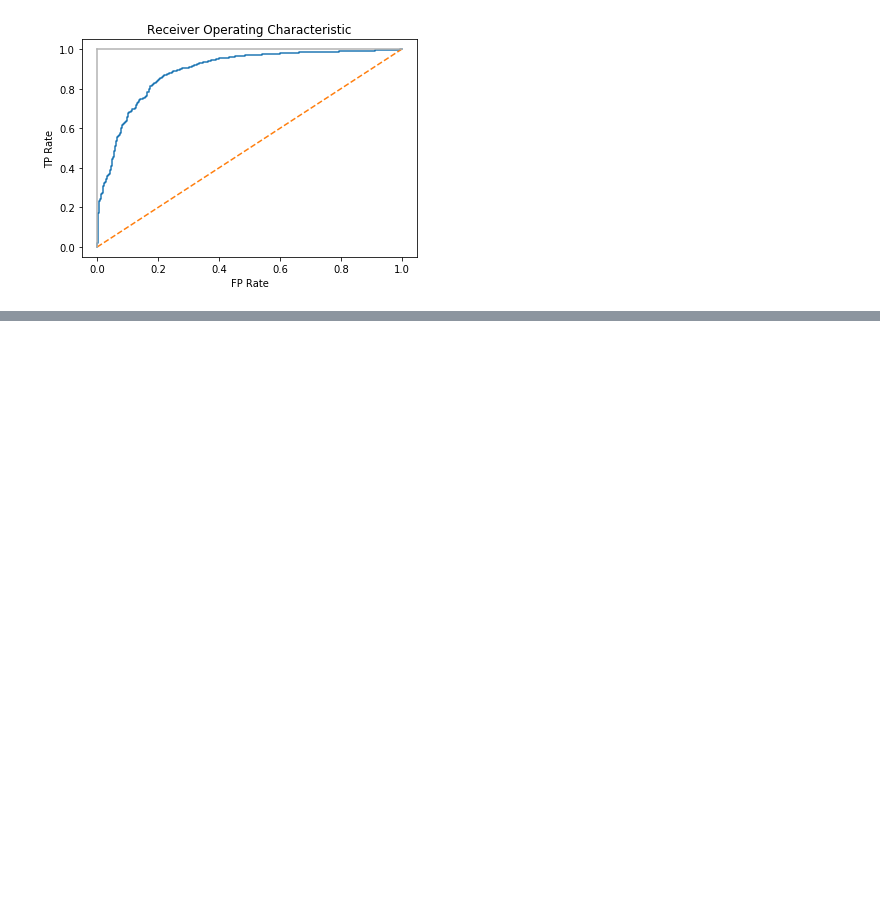
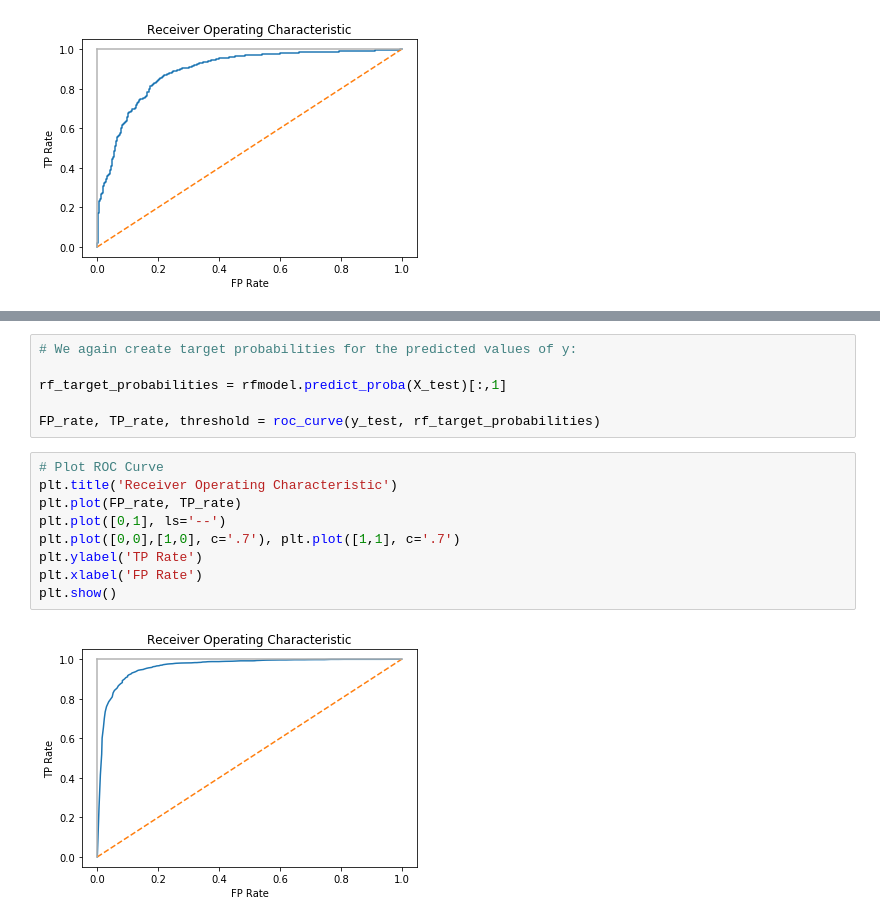
Before and after one commit to david-olivero/Loans-In-Colorado, a Jupyter notebook: LIC_Baseline_Classifier.ipynb, the cells around one changed output, grey strips where cells are left out. Saved outputs shown, nothing was run; the diff lists cells and outputs as text; blank space fills up the shorter version.

```diff
--- a/LIC_Baseline_Classifier.ipynb
+++ b/LIC_Baseline_Classifier.ipynb
@@ -244,0 +275,17 @@ plt.show()
+# %%
+# We again create target probabilities for the predicted values of y:
+
+rf_target_probabilities = rfmodel.predict_proba(X_test)[:,1]
+
+FP_rate, TP_rate, threshold = roc_curve(y_test, rf_target_probabilities)
+# %%
+# Plot ROC Curve
+plt.title('Receiver Operating Characteristic')
+plt.plot(FP_rate, TP_rate)
+plt.plot([0,1], ls='--')
+plt.plot([0,0],[1,0], c='.7'), plt.plot([1,1], c='.7')
+plt.ylabel('TP Rate')
+plt.xlabel('FP Rate')
+plt.show()
+# %% [output]
+[figure, added]
```
Also changed, not shown: parts of 8 cells of this notebook.
